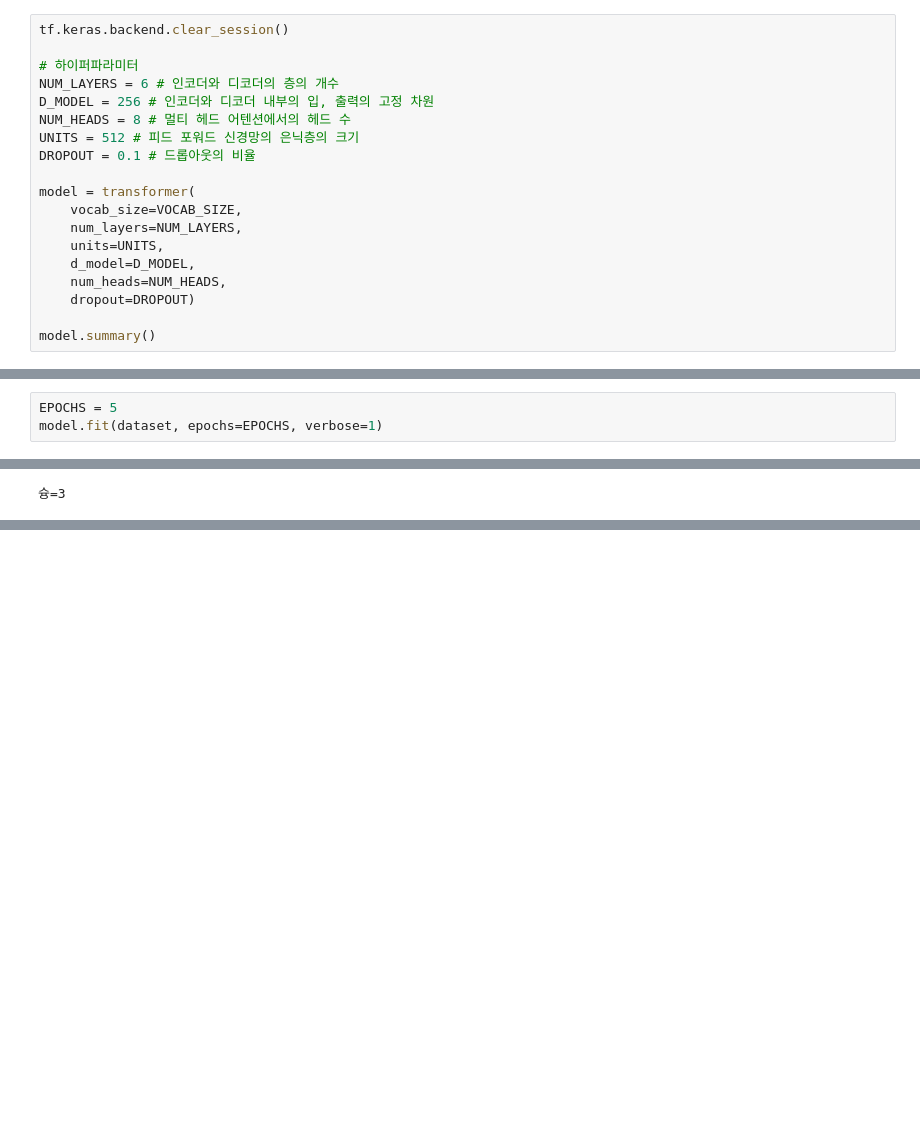
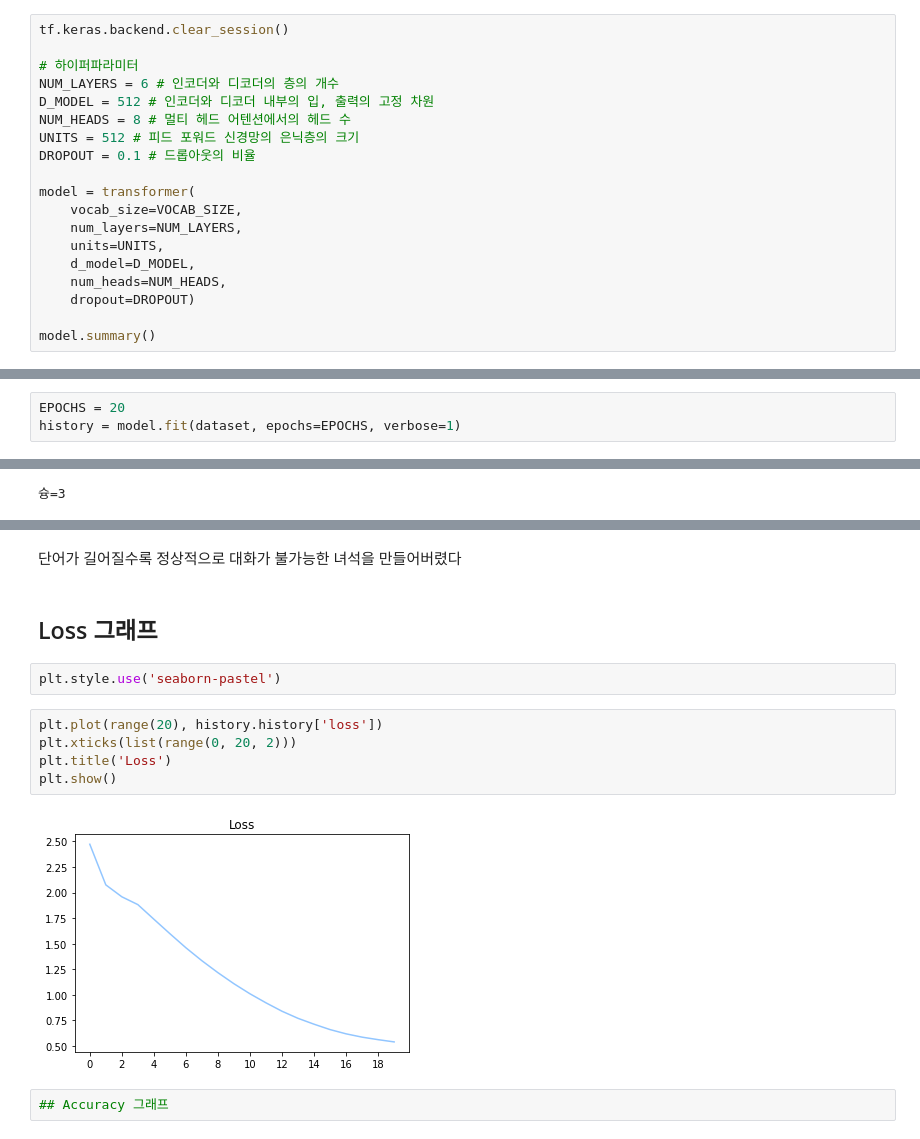
Before and after one commit to cozytk/aiffel, a Jupyter notebook: explorations/15_conversation_chatbot/[E15]conversation_chatbot.ipynb, the cells around one changed output, grey strips where cells are left out. Cells and saved outputs as stored; diff of their text form; blank space fills up the shorter version.

```diff
--- a/explorations/15_conversation_chatbot/[E15]conversation_chatbot.ipynb
+++ b/explorations/15_conversation_chatbot/[E15]conversation_chatbot.ipynb
@@ -622,7 +623,7 @@ tf.keras.backend.clear_session()
 
 # 하이퍼파라미터
 NUM_LAYERS = 6 # 인코더와 디코더의 층의 개수
-D_MODEL = 256 # 인코더와 디코더 내부의 입, 출력의 고정 차원
+D_MODEL = 512 # 인코더와 디코더 내부의 입, 출력의 고정 차원
 NUM_HEADS = 8 # 멀티 헤드 어텐션에서의 헤드 수
 UNITS = 512 # 피드 포워드 신경망의 은닉층의 크기
 DROPOUT = 0.1 # 드롭아웃의 비율
@@ -719,6 +720,6 @@ print("슝=3")
 # %% [markdown]
 ### 훈련하기
 # %%
-EPOCHS = 5
-model.fit(dataset, epochs=EPOCHS, verbose=1)
+EPOCHS = 20
+history = model.fit(dataset, epochs=EPOCHS, verbose=1)
 # %% [output]
@@ -799,0 +836,15 @@ sentence_generation("It's a trap")
+# %% [markdown]
+단어가 길어질수록 정상적으로 대화가 불가능한 녀석을 만들어버렸다
+# %% [markdown]
+## Loss 그래프
+# %%
+plt.style.use('seaborn-pastel')
+# %%
+plt.plot(range(20), history.history['loss'])
+plt.xticks(list(range(0, 20, 2)))
+plt.title('Loss')
+plt.show()
+# %% [output]
+[figure, added]
+# %%
+## Accuracy 그래프
```
Also changed, not shown: parts of 16 cells of this notebook.
